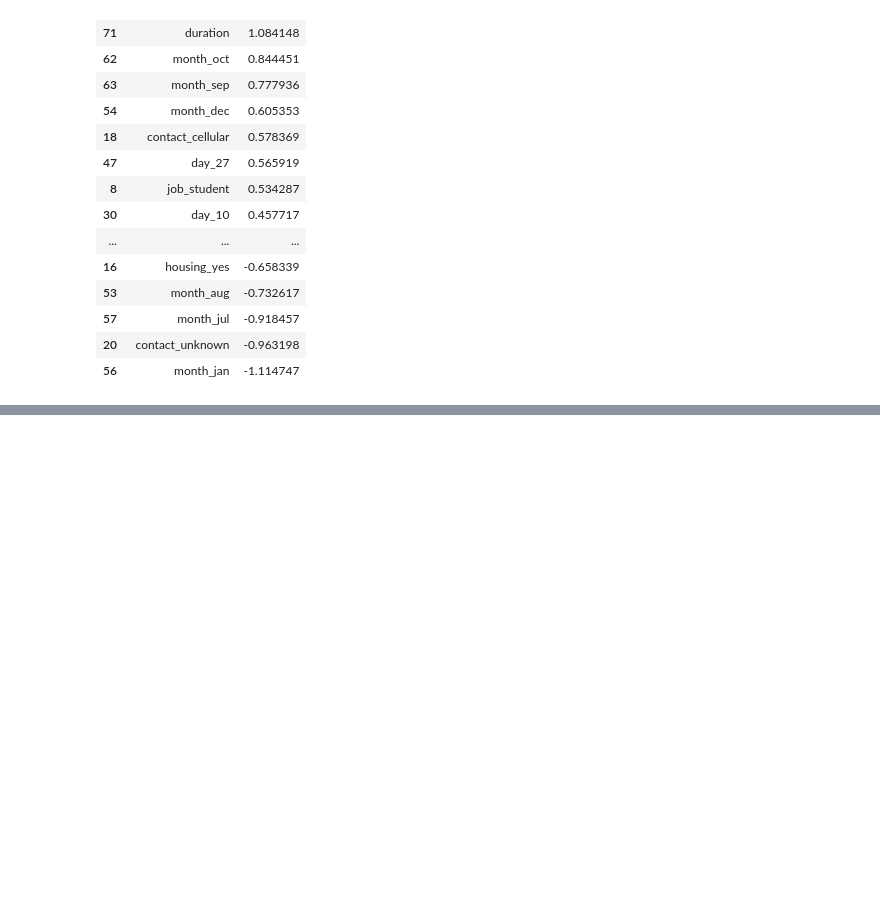
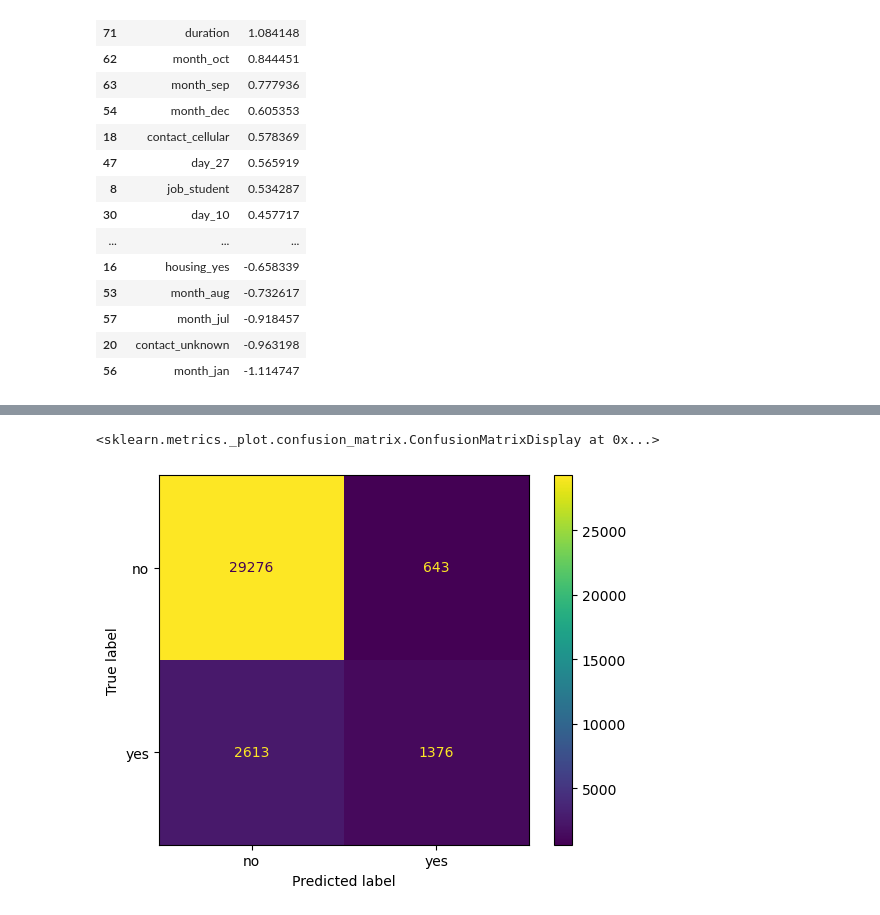
Before and after one commit to UBC-MDS/dsci522_group21, a Jupyter notebook: term_deposit_analysis.ipynb, the cells around one changed output, grey strips where cells are left out. Saved outputs shown, nothing was run; the diff lists cells and outputs as text; code cells hidden in the pictures; blank space fills up the shorter version.

Commit message:
draft result on decision tree

```diff
--- a/term_deposit_analysis.ipynb
+++ b/term_deposit_analysis.ipynb
@@ -322,0 +347,8 @@ feature_importance.sort_values('coef', ascending=False)
+# %%
+from sklearn.tree import DecisionTreeClassifier
+
+dt_pipe = make_pipeline(
+    preprocessor,
+    DecisionTreeClassifier(random_state=123, max_depth=5)
+)
+dt_pipe.fit(X_train, y_train)
@@ -322,0 +378,5 @@ feature_importance.sort_values('coef', ascending=False)
+# %%
+ConfusionMatrixDisplay.from_estimator(dt_pipe, X_train, y_train)
+# %% [output]
+<sklearn.metrics._plot.confusion_matrix.ConfusionMatrixDisplay at 0x...>
+[figure, added]
```
Also changed, not shown: parts of 8 cells of this notebook.
